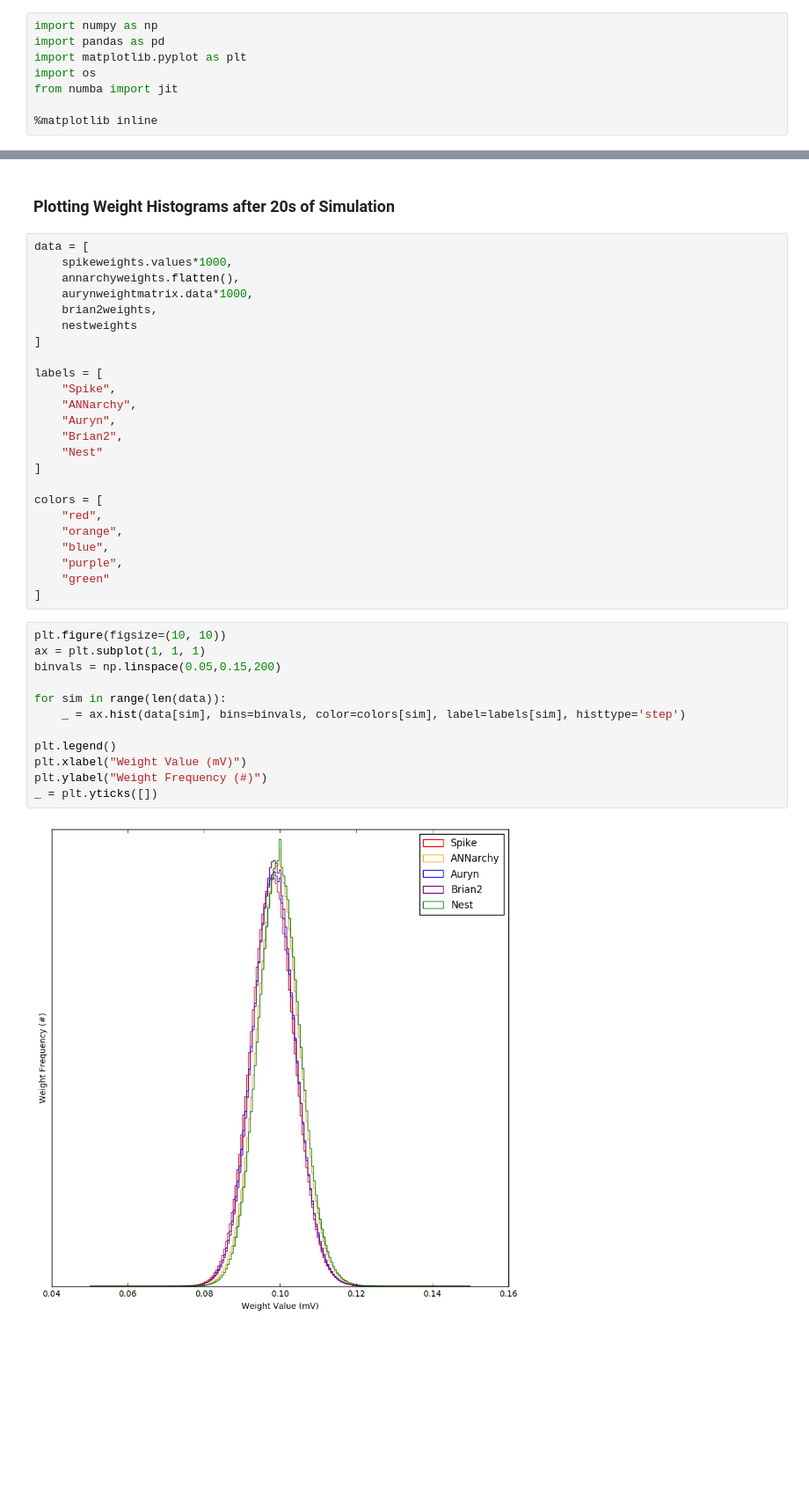
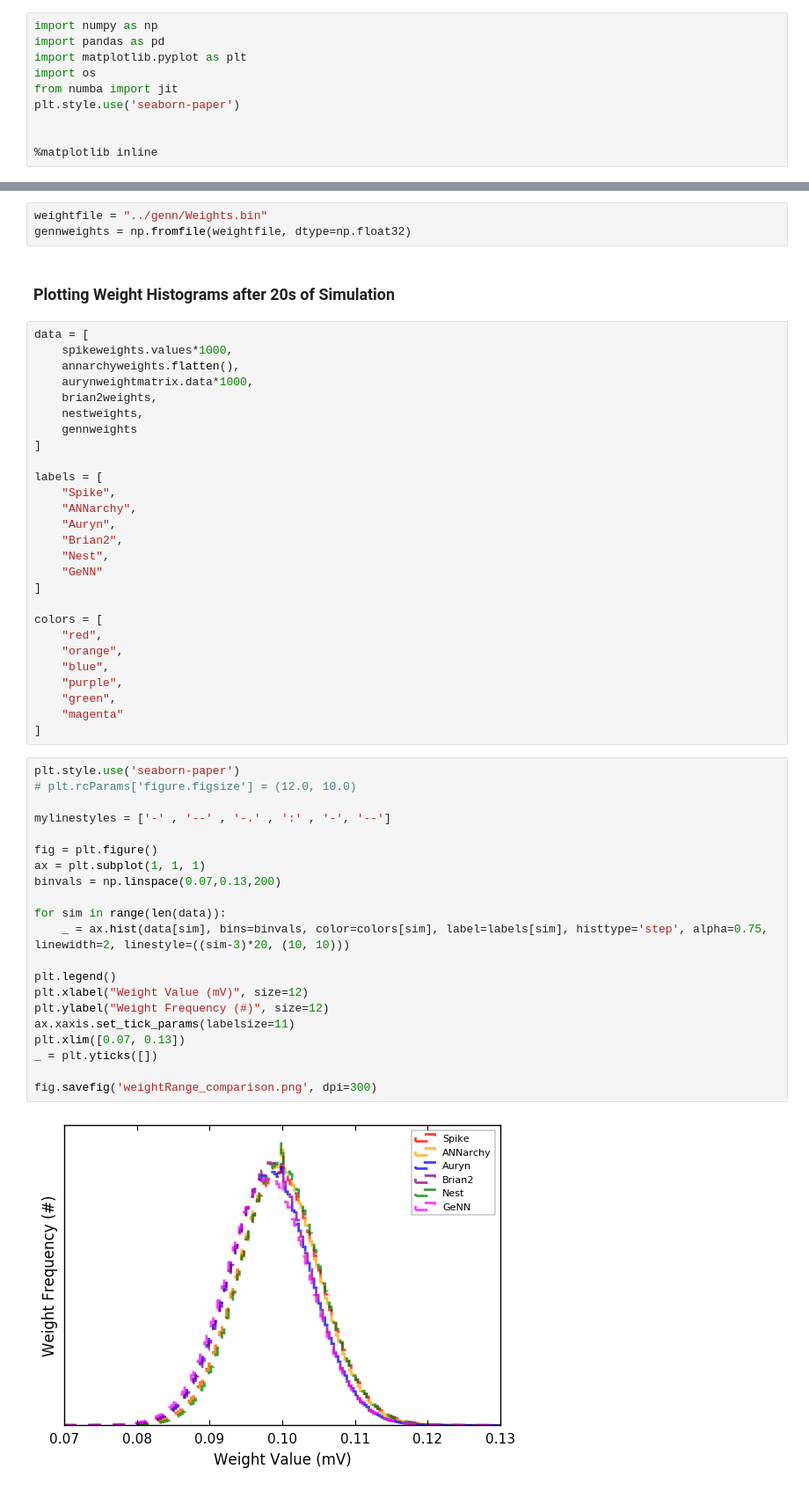
Before and after one commit to nasiryahm/SNNSimulatorComparison, a Jupyter notebook: Benchmarks/Brunel/_results/BrunelWeightAnalysis.ipynb, the cells around one changed output, grey strips where cells are left out. Shown at 88% size. Cells and saved outputs as stored; diff of their text form; blank space fills up the shorter version.

```diff
--- a/Benchmarks/Brunel/_results/BrunelWeightAnalysis.ipynb
+++ b/Benchmarks/Brunel/_results/BrunelWeightAnalysis.ipynb
@@ -6,6 +6,8 @@ import pandas as pd
 import matplotlib.pyplot as plt
 import os
 from numba import jit
+plt.style.use('seaborn-paper')
+
 
 %matplotlib inline
 # %% [markdown]
@@ -42,3 +46,6 @@ spikeweights = spike_network_df["weight"]
+# %%
+weightfile = "../genn/Weights.bin"
+gennweights = np.fromfile(weightfile, dtype=np.float32)
 # %% [markdown]
 ### Plotting Weight Histograms after 20s of Simulation
 # %%
@@ -47,7 +54,8 @@ data = [
     annarchyweights.flatten(),
     aurynweightmatrix.data*1000,
     brian2weights,
-    nestweights
+    nestweights,
+    gennweights
 ]
 
 labels = [
@@ -55,7 +63,8 @@ labels = [
     "ANNarchy",
     "Auryn",
     "Brian2",
-    "Nest"
+    "Nest",
+    "GeNN"
 ]
 
 colors = [
@@ -63,19 +72,29 @@ colors = [
     "orange",
     "blue",
     "purple",
-    "green"
+    "green",
+    "magenta"
 ]
 # %%
-plt.figure(figsize=(10, 10))
+plt.style.use('seaborn-paper')
+# plt.rcParams['figure.figsize'] = (12.0, 10.0)
+
+mylinestyles = ['-' , '--' , '-.' , ':' , '-', '--']
+
+fig = plt.figure()
 ax = plt.subplot(1, 1, 1)
-binvals = np.linspace(0.05,0.15,200)
+binvals = np.linspace(0.07,0.13,200)
 
 for sim in range(len(data)):
-    _ = ax.hist(data[sim], bins=binvals, color=colors[sim], label=labels[sim], histtype='step')
+    _ = ax.hist(data[sim], bins=binvals, color=colors[sim], label=labels[sim], histtype='step', alpha=0.75, linewidth=2, linestyle=((sim-3)*20, (10, 10)))
 
 plt.legend()
-plt.xlabel("Weight Value (mV)")
-plt.ylabel("Weight Frequency (#)")
+plt.xlabel("Weight Value (mV)", size=12)
+plt.ylabel("Weight Frequency (#)", size=12)
+ax.xaxis.set_tick_params(labelsize=11)
+plt.xlim([0.07, 0.13])
 _ = plt.yticks([])
+
+fig.savefig('weightRange_comparison.png', dpi=300)
 # %% [output]
-[figure, old version]
+[figure, new version]
```
Also changed, not shown: parts of 1 cell of this notebook, 22 other files.
